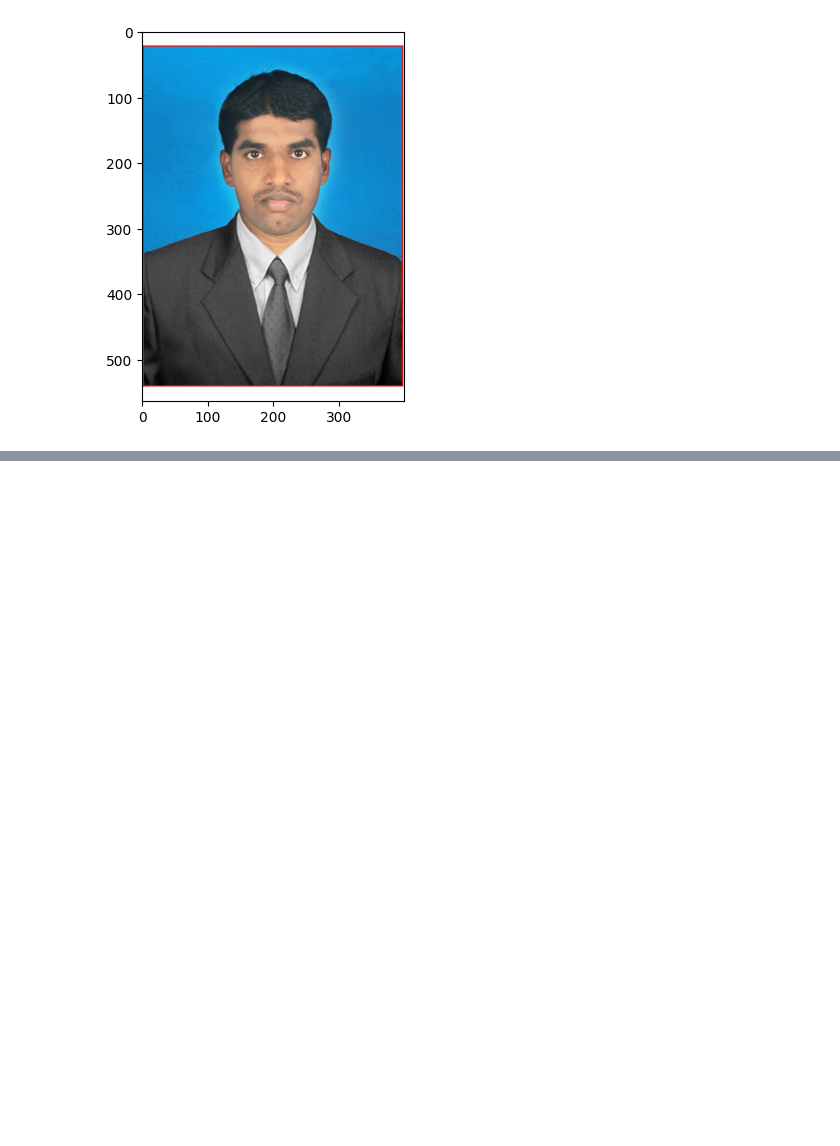
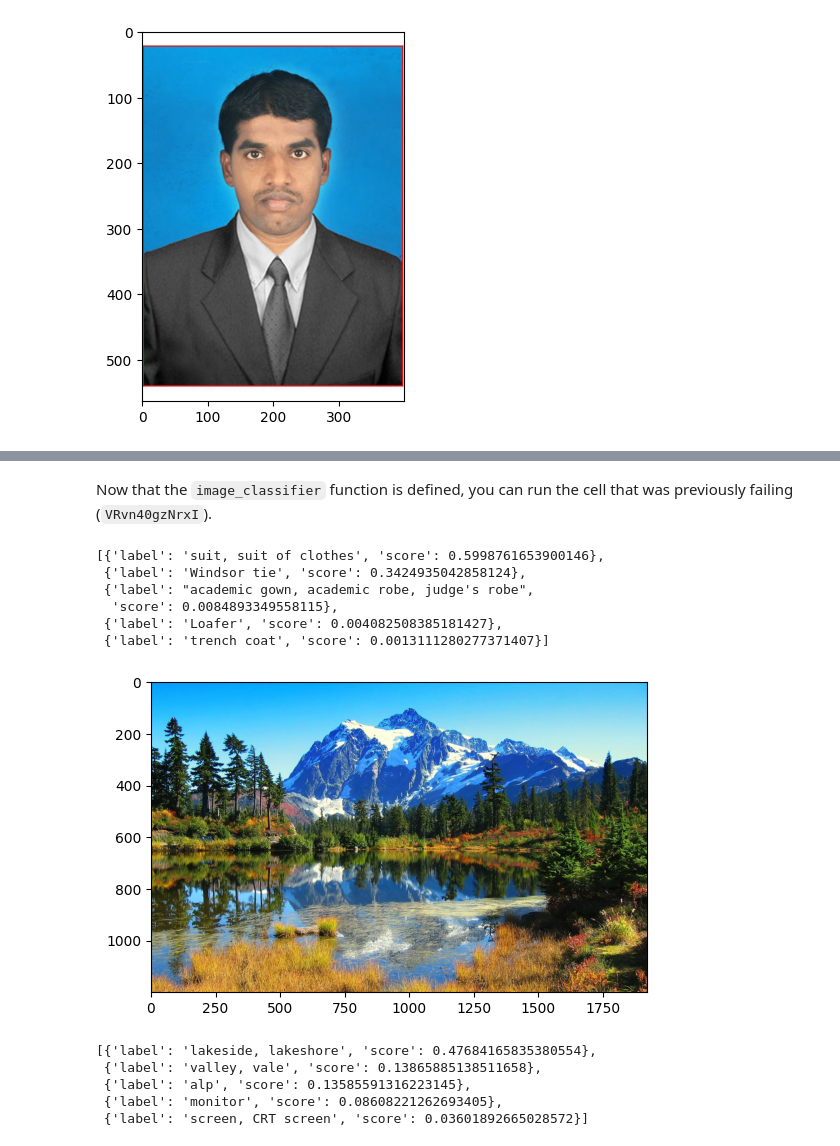
Before and after one commit to preddeppa/JavaTech, a Jupyter notebook: LLM.ipynb, the cells around one changed output, grey strips where cells are left out. Saved outputs shown, nothing was run; the diff lists cells and outputs as text; code cells hidden in the pictures; blank space fills up the shorter version.

```diff
--- a/LLM.ipynb
+++ b/LLM.ipynb
@@ -10,0 +31,18 @@ plt.imshow(image)
+# %%
+from transformers import pipeline
+
+# Initialize an image classification pipeline with a pre-trained model
+classifier = pipeline("image-classification")
+
+def image_classifier(image):
+    """
+    Classifies an input image using a pre-trained image classification model.
+
+    Args:
+        image: A PIL Image object.
+
+    Returns:
+        A list of dictionaries, where each dictionary contains 'score' and 'label'.
+    """
+    predictions = classifier(image)
+    return predictions
@@ -10,0 +59,38 @@ plt.imshow(image)
+# %% [markdown]
+Now that the `image_classifier` function is defined, you can run the cell that was previously failing (`VRvn40gzNrxI`).
+# %%
+image_classifier(image)
+# %% [output]
+[{'label': 'suit, suit of clothes', 'score': 0.5998761653900146},
+ {'label': 'Windsor tie', 'score': 0.3424935042858124},
+ {'label': "academic gown, academic robe, judge's robe",
+  'score': 0.0084893349558115},
+ {'label': 'Loafer', 'score': 0.004082508385181427},
+ {'label': 'trench coat', 'score': 0.0013111280277371407}]
+# %%
+import requests
+from PIL import Image
+import matplotlib.pyplot as plt
+from io import BytesIO
+# The original URL was a search page, not a direct image link.
+# For demonstration, let's use a placeholder for a direct image URL.
+# Replace this with the actual direct image URL you want to open.
+image_url = "https://wallpapercave.com/wp/RqqIC9C.jpg" # Example direct image URL
+try:
+    response = requests.get(image_url)
+    response.raise_for_status() # Raise an HTTPError for bad responses (4xx or 5xx)
+    image = Image.open(BytesIO(response.content))
+    plt.imshow(image)
+    plt.show() # Added plt.show() for better display in notebooks
+except requests.exceptions.RequestException as e:
+    print(f"Error downloading image: {e}")
+except Exception as e:
+    print(f"Error opening image: {e}")
+image_classifier(image)
+# %% [output]
+[figure, added]
+[{'label': 'lakeside, lakeshore', 'score': 0.47684165835380554},
+ {'label': 'valley, vale', 'score': 0.13865885138511658},
+ {'label': 'alp', 'score': 0.13585591316223145},
+ {'label': 'monitor', 'score': 0.08608221262693405},
+ {'label': 'screen, CRT screen', 'score': 0.03601892665028572}]
```
Also changed, not shown: parts of 2 cells of this notebook.
